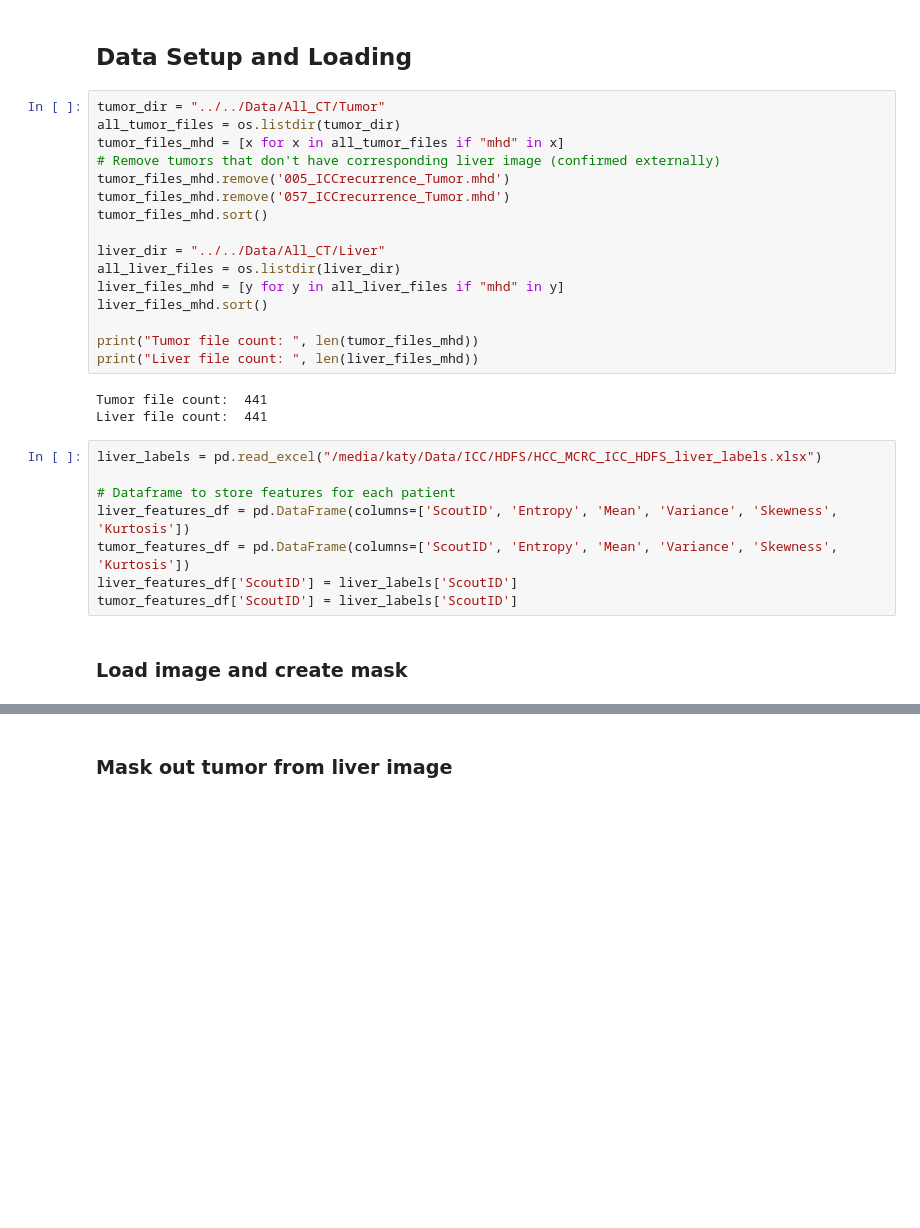
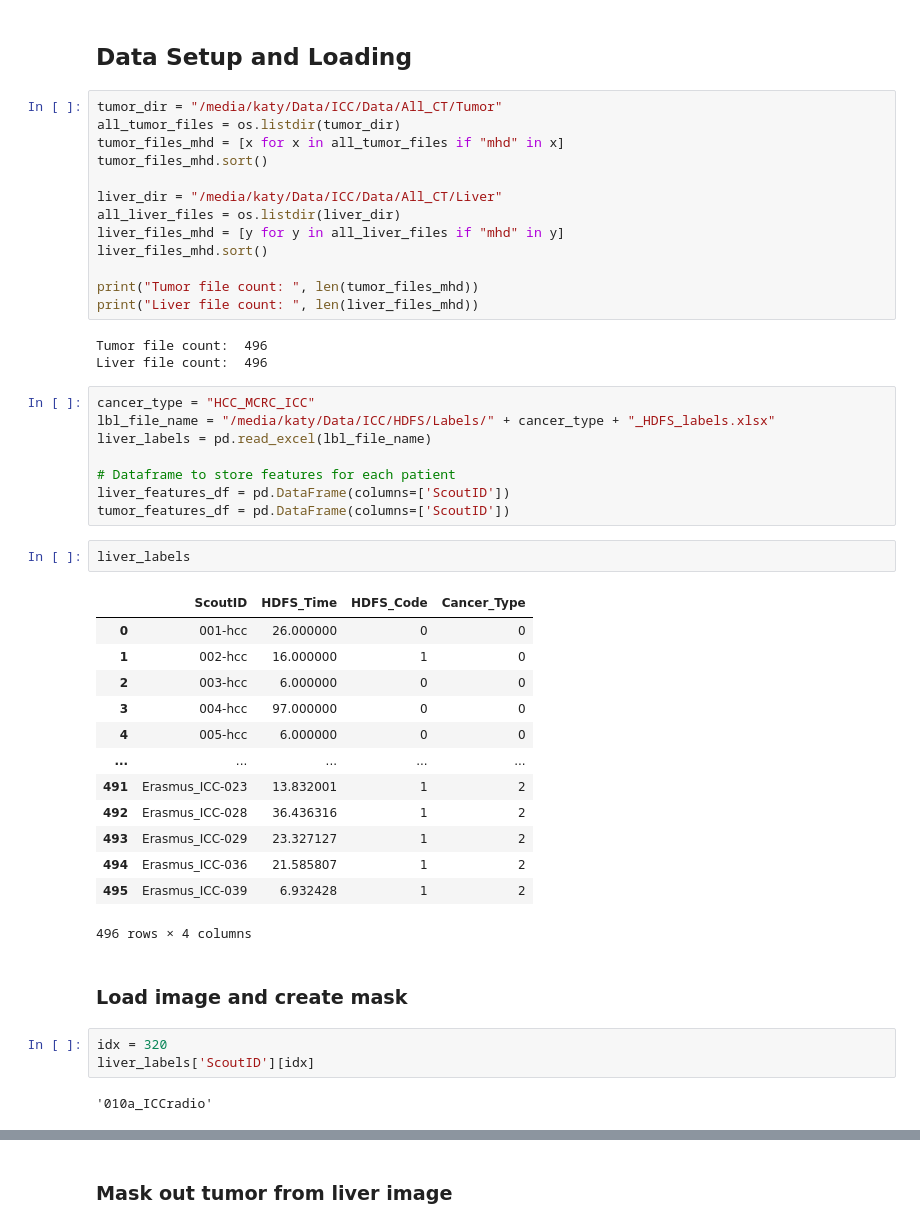
Before and after one commit to strixy16/deep-icc, a Jupyter notebook: data_exploration/feature_selection.ipynb, the cells around one changed output, grey strips where cells are left out. Drawn from its saved outputs; the diff is of its cells as text; blank space fills up the shorter version.

```diff
--- a/data_exploration/feature_selection.ipynb
+++ b/data_exploration/feature_selection.ipynb
@@ -11,15 +11,12 @@ from radiomics import firstorder, imageoperations
 # %% [markdown]
 ## Data Setup and Loading
 # %%
-tumor_dir = "../../Data/All_CT/Tumor"
+tumor_dir = "/media/katy/Data/ICC/Data/All_CT/Tumor"
 all_tumor_files = os.listdir(tumor_dir)
 tumor_files_mhd = [x for x in all_tumor_files if "mhd" in x]
-# Remove tumors that don't have corresponding liver image (confirmed externally)
-tumor_files_mhd.remove('005_ICCrecurrence_Tumor.mhd')
-tumor_files_mhd.remove('057_ICCrecurrence_Tumor.mhd')
 tumor_files_mhd.sort()
 
-liver_dir = "../../Data/All_CT/Liver"
+liver_dir = "/media/katy/Data/ICC/Data/All_CT/Liver"
 all_liver_files = os.listdir(liver_dir)
 liver_files_mhd = [y for y in all_liver_files if "mhd" in y]
 liver_files_mhd.sort()
@@ -27,16 +24,37 @@ liver_files_mhd.sort()
 print("Tumor file count: ", len(tumor_files_mhd))
 print("Liver file count: ", len(liver_files_mhd))
 # %% [output]
-Tumor file count:  441
-Liver file count:  441
+Tumor file count:  496
+Liver file count:  496
 # %%
-liver_labels = pd.read_excel("/media/katy/Data/ICC/HDFS/HCC_MCRC_ICC_HDFS_liver_labels.xlsx")
+cancer_type = "HCC_MCRC_ICC"
+lbl_file_name = "/media/katy/Data/ICC/HDFS/Labels/" + cancer_type + "_HDFS_labels.xlsx"
+liver_labels = pd.read_excel(lbl_file_name)
 
 # Dataframe to store features for each patient
-liver_features_df = pd.DataFrame(columns=['ScoutID', 'Entropy', 'Mean', 'Variance', 'Skewness', 'Kurtosis'])
-tumor_features_df = pd.DataFrame(columns=['ScoutID', 'Entropy', 'Mean', 'Variance', 'Skewness', 'Kurtosis'])
-liver_features_df['ScoutID'] = liver_labels['ScoutID']
-tumor_features_df['ScoutID'] = liver_labels['ScoutID']
+liver_features_df = pd.DataFrame(columns=['ScoutID'])
+tumor_features_df = pd.DataFrame(columns=['ScoutID'])
+# %%
+liver_labels
+# %% [output]
+|  | ScoutID | HDFS_Time | HDFS_Code | Cancer_Type |
+| 0 | 001-hcc | 26.000000 | 0 | 0 |
+| 1 | 002-hcc | 16.000000 | 1 | 0 |
+| 2 | 003-hcc | 6.000000 | 0 | 0 |
+| 3 | 004-hcc | 97.000000 | 0 | 0 |
+| 4 | 005-hcc | 6.000000 | 0 | 0 |
+| ... | ... | ... | ... | ... |
+| 491 | Erasmus_ICC-023 | 13.832001 | 1 | 2 |
+| 492 | Erasmus_ICC-028 | 36.436316 | 1 | 2 |
+| 493 | Erasmus_ICC-029 | 23.327127 | 1 | 2 |
+| 494 | Erasmus_ICC-036 | 21.585807 | 1 | 2 |
+| 495 | Erasmus_ICC-039 | 6.932428 | 1 | 2 |
+496 rows × 4 columns
 # %% [markdown]
 ### Load image and create mask
+# %%
+idx = 320
+liver_labels['ScoutID'][idx]
+# %% [output]
+'010a_ICCradio'
 # %%
```
Also changed, not shown: parts of 12 cells of this notebook.
